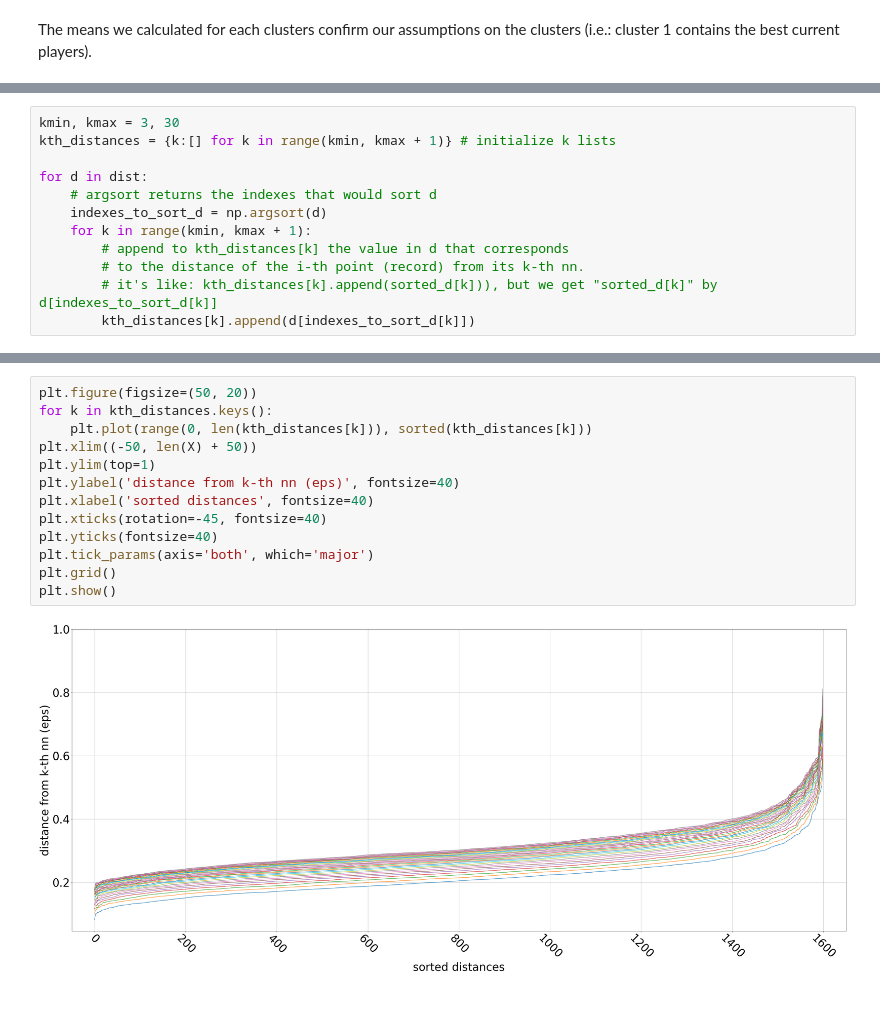
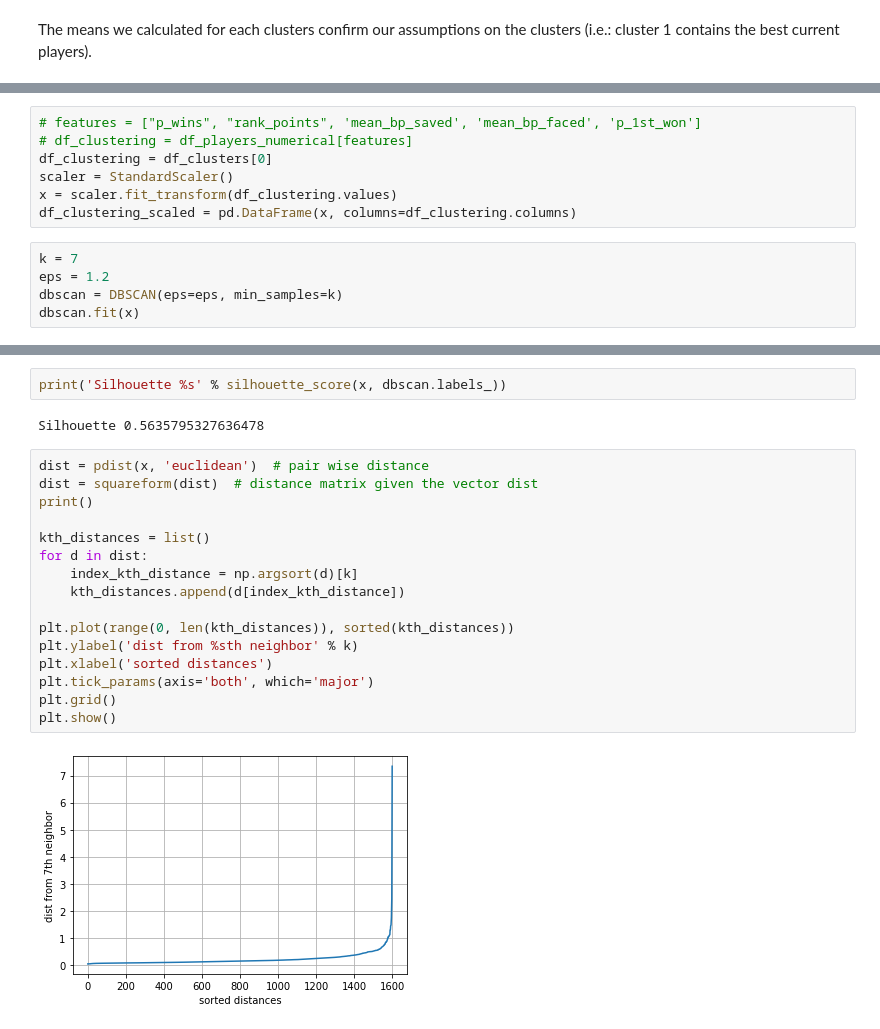
Before and after one commit to nikodallanoce/DataMiningProject, a Jupyter notebook: DM_14_TASK2/DM_14_clustering_analysis.ipynb, the cells around one changed output, grey strips where cells are left out. Drawn from its saved outputs; the diff is of its cells as text; blank space fills up the shorter version.

```diff
--- a/DM_14_TASK2/DM_14_clustering_analysis.ipynb
+++ b/DM_14_TASK2/DM_14_clustering_analysis.ipynb
@@ -484,12 +641,0 @@ dist = squareform(dist)                # distance matrix given the vector dist
-# %%
-kmin, kmax = 3, 30
-kth_distances = {k:[] for k in range(kmin, kmax + 1)} # initialize k lists
-
-for d in dist:
-    # argsort returns the indexes that would sort d
-    indexes_to_sort_d = np.argsort(d)
-    for k in range(kmin, kmax + 1):
-        # append to kth_distances[k] the value in d that corresponds
-        # to the distance of the i-th point (record) from its k-th nn.
-        # it's like: kth_distances[k].append(sorted_d[k])), but we get "sorted_d[k]" by d[indexes_to_sort_d[k]]
-        kth_distances[k].append(d[indexes_to_sort_d[k]])
@@ -495,0 +644,12 @@ for d in dist:
+# %%
+# features = ["p_wins", "rank_points", 'mean_bp_saved', 'mean_bp_faced', 'p_1st_won']
+# df_clustering = df_players_numerical[features]
+df_clustering = df_clusters[0]
+scaler = StandardScaler()
+x = scaler.fit_transform(df_clustering.values)
+df_clustering_scaled = pd.DataFrame(x, columns=df_clustering.columns)
+# %%
+k = 7
+eps = 1.2
+dbscan = DBSCAN(eps=eps, min_samples=k)
+dbscan.fit(x)
@@ -496,15 +678,22 @@ for d in dist:
+# %%
+print('Silhouette %s' % silhouette_score(x, dbscan.labels_))
+# %% [output]
+Silhouette 0.5635795327636478
 # %%
-plt.figure(figsize=(50, 20))
-for k in kth_distances.keys():
-    plt.plot(range(0, len(kth_distances[k])), sorted(kth_distances[k]))
-plt.xlim((-50, len(X) + 50))
-plt.ylim(top=1)
-plt.ylabel('distance from k-th nn (eps)', fontsize=40)
-plt.xlabel('sorted distances', fontsize=40)
-plt.xticks(rotation=-45, fontsize=40)
-plt.yticks(fontsize=40)
+dist = pdist(x, 'euclidean')  # pair wise distance
+dist = squareform(dist)  # distance matrix given the vector dist
+print()
+
+kth_distances = list()
+for d in dist:
+    index_kth_distance = np.argsort(d)[k]
+    kth_distances.append(d[index_kth_distance])
+
+plt.plot(range(0, len(kth_distances)), sorted(kth_distances))
+plt.ylabel('dist from %sth neighbor' % k)
+plt.xlabel('sorted distances')
 plt.tick_params(axis='both', which='major')
 plt.grid()
 plt.show()
 # %% [output]
-[figure, old version]
+[figure, new version]
```
Also changed, not shown: parts of 59 cells of this notebook.
